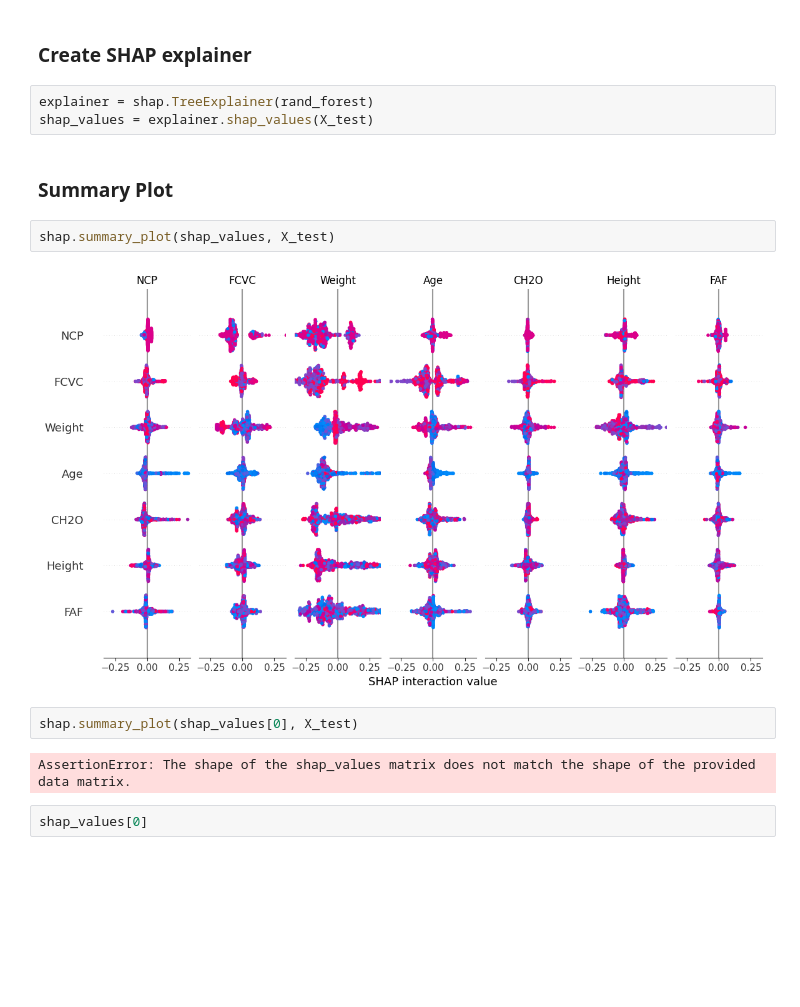
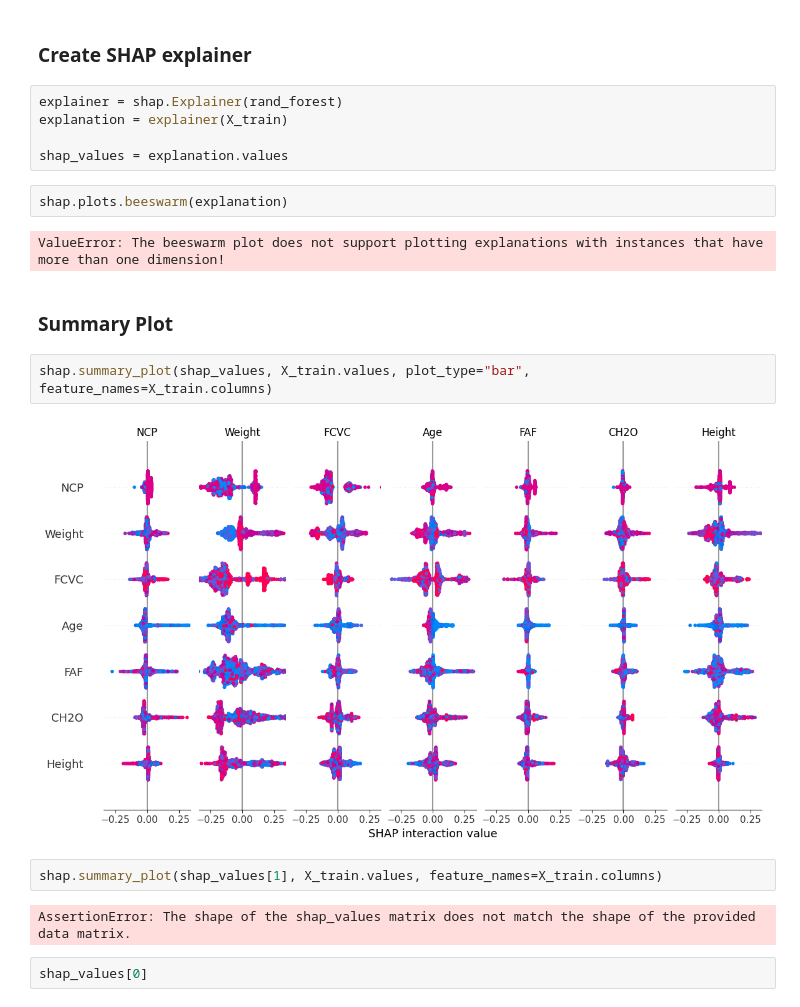
Before and after one commit to Cyrof/202-assignment-1, a Jupyter notebook: jupyter-files/shap.ipynb, the cells around one changed output. Saved outputs shown, nothing was run; the diff lists cells and outputs as text; blank space fills up the shorter version.

Commit message:
made changes to shap.ipynb -- not working...

```diff
--- a/jupyter-files/shap.ipynb
+++ b/jupyter-files/shap.ipynb
@@ -50,19 +53,25 @@ nominal_features = [
 ]
 # %% [markdown]
 ### Create SHAP explainer
-# %%
-explainer = shap.TreeExplainer(rand_forest)
-shap_values = explainer.shap_values(X_test)
+# %%
+explainer = shap.Explainer(rand_forest)
+explanation = explainer(X_train)
+
+shap_values = explanation.values
+# %%
+shap.plots.beeswarm(explanation)
+# %% [output]
+ValueError: The beeswarm plot does not support plotting explanations with instances that have more than one dimension!
 # %% [markdown]
 ### Summary Plot
+# %%
+shap.summary_plot(shap_values, X_train.values, plot_type="bar", feature_names=X_train.columns)
+# %% [output]
+[figure, added]
 # %%
-shap.summary_plot(shap_values, X_test)
+shap.summary_plot(shap_values[1], X_train.values, feature_names=X_train.columns)
 # %% [output]
-[figure, removed]
+AssertionError: The shape of the shap_values matrix does not match the shape of the provided data matrix.
-# %%
-shap.summary_plot(shap_values[0], X_test)
-# %% [output]
-AssertionError: The shape of the shap_values matrix does not match the shape of the provided data matrix.
 # %%
 shap_values[0]
 # %% [output]
```
Also changed, not shown: parts of 5 cells of this notebook.
